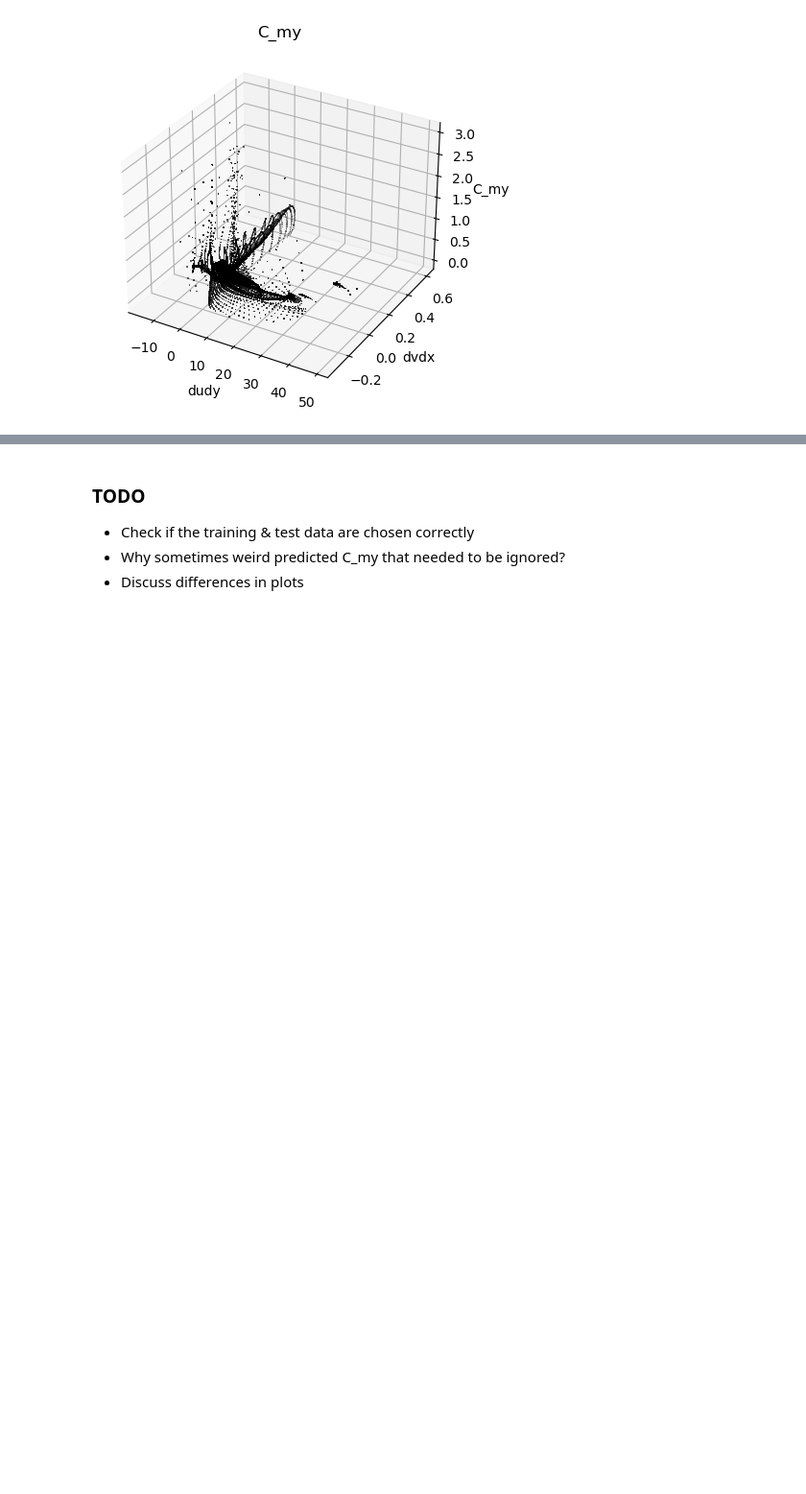
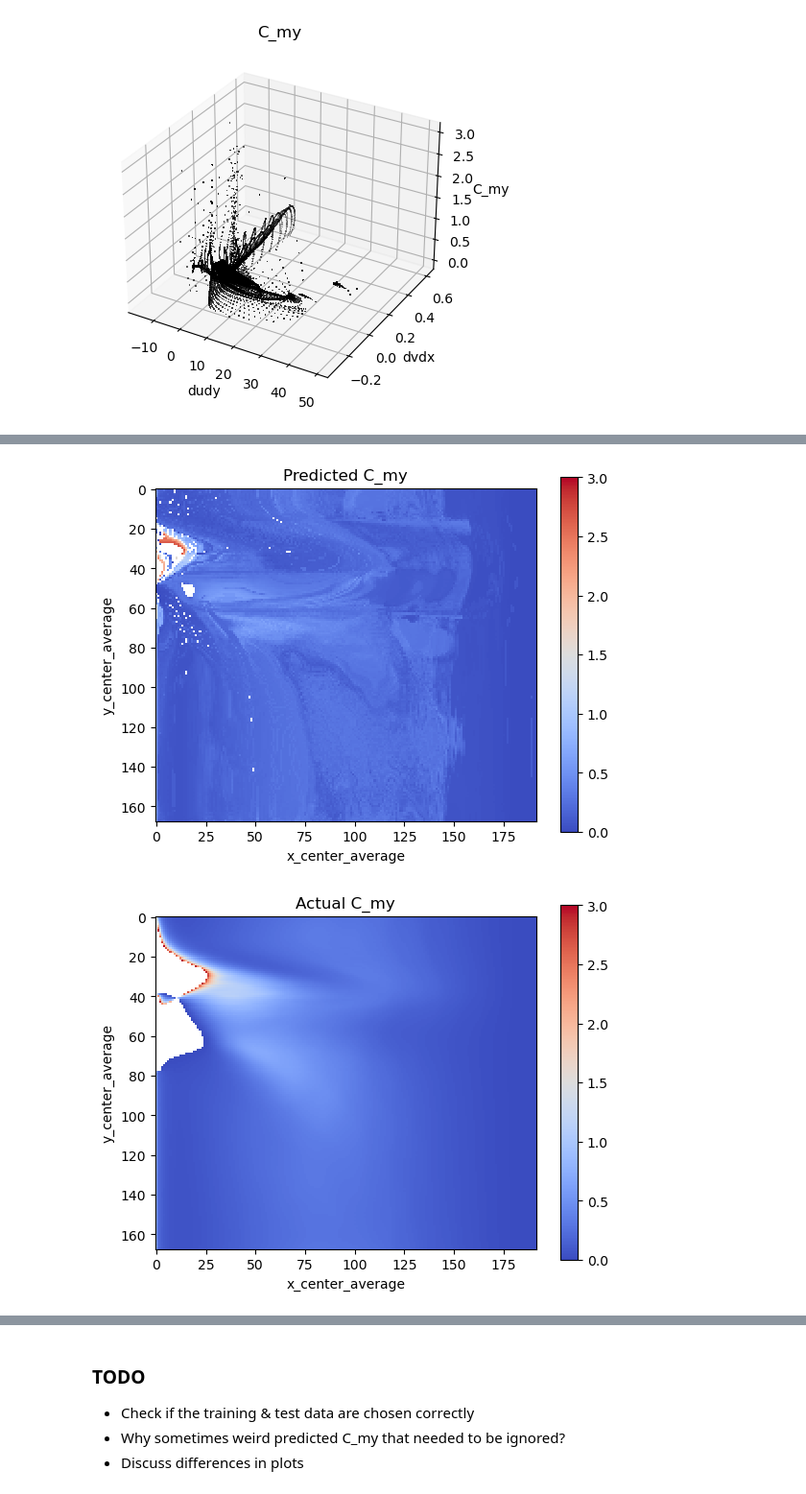
Before and after one commit to Beolinen/Kandidatarbete-ML-for-turbulence-modelling, a Jupyter notebook: kdTree_folder/kNN_c_my.ipynb, the cells around one changed output, grey strips where cells are left out. Shown: that part at 96% size. Drawn from its saved outputs; the diff is of its cells as text; code cells hidden in the pictures; blank space fills up the shorter version.

```diff
--- a/kdTree_folder/kNN_c_my.ipynb
+++ b/kdTree_folder/kNN_c_my.ipynb
@@ -264,0 +288,45 @@ plt.show()
+# %%
+# Plot the predicted & actual C_my values over the x_center and y_center plane in subplots
+
+# Reshape the data to earlier dimensions
+average_knn_c_my = np.reshape(average_knn_c_my, (m, n))
+test_c_my = np.reshape(test_c_my, (m, n))
+
+# Plot the predicted & actual C_my values over the x_center_average and y_center_average plane
+
+fig, ax = plt.subplots()
+im = ax.imshow(average_knn_c_my, cmap=cm.coolwarm, interpolation='nearest', vmin=0, vmax=3)
+ax.set_xlabel('x_center_average')
+ax.set_ylabel('y_center_average')
+ax.set_title('Predicted C_my')
+fig.colorbar(im)
+plt.show()
+
+fig, ax = plt.subplots()
+im = ax.imshow(test_c_my, cmap=cm.coolwarm, interpolation='nearest', vmin=0, vmax=3)
+ax.set_xlabel('x_center_average')
+ax.set_ylabel('y_center_average')
+ax.set_title('Actual C_my')
+fig.colorbar(im)
+plt.show()
+
+fig = plt.figure()
+ax = fig.gca(projection='3d')
+surf = ax.plot_surface(x_center_average, y_center_average, average_knn_c_my, cmap=cm.coolwarm, linewidth=0, antialiased=False, alpha=0.5, vmin=0, vmax=3, zorder=1)
+ax.set_label('x')
+ax.set_label('y')
+ax.set_label('C_my')
+ax.set_title('Predicted C_my')
+plt.show()
+
+fig = plt.figure()
+ax = fig.gca(projection='3d')
+surf = ax.plot_surface(x_center_average, y_center_average, test_c_my, cmap=cm.coolwarm, linewidth=0, antialiased=False, alpha=0.5, vmin=0, vmax=3, zorder=1)
+ax.set_label('x')
+ax.set_label('y')
+ax.set_label('C_my')
+ax.set_title('Actual C_my')
+plt.show()
+# %% [output]
+[figure, added]
+[figure, added]
```
Also changed, not shown: parts of 12 cells of this notebook, 2 other files.
